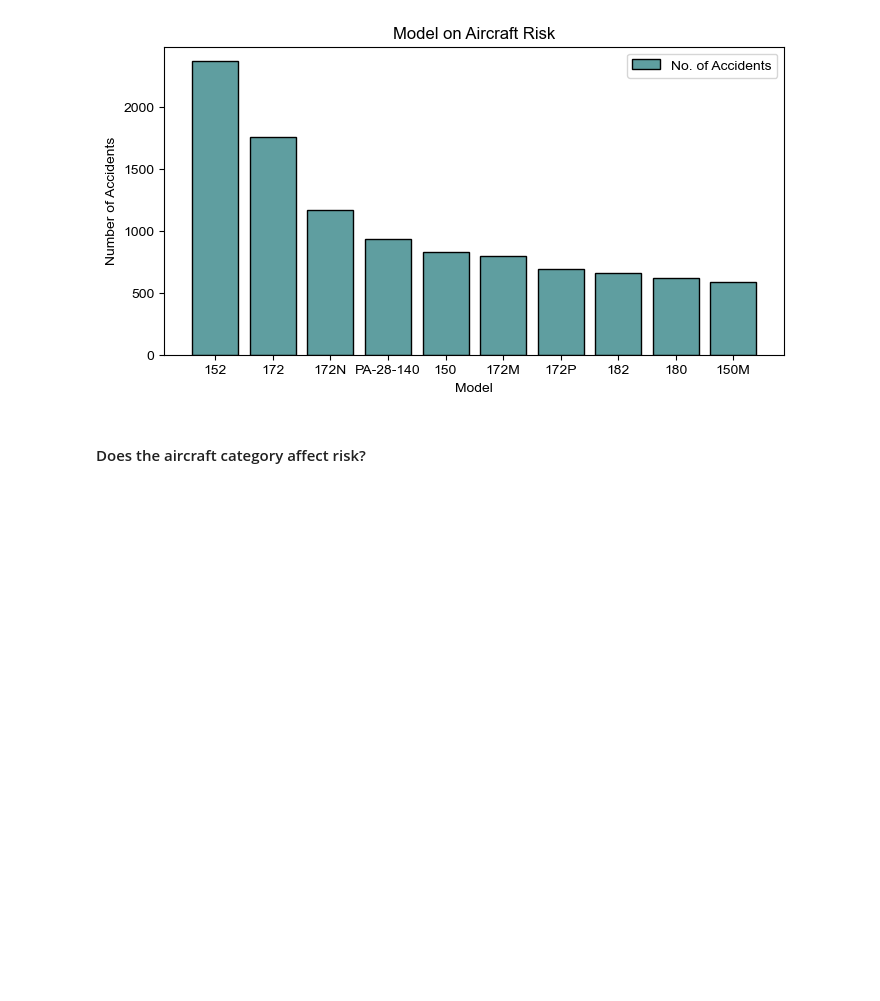
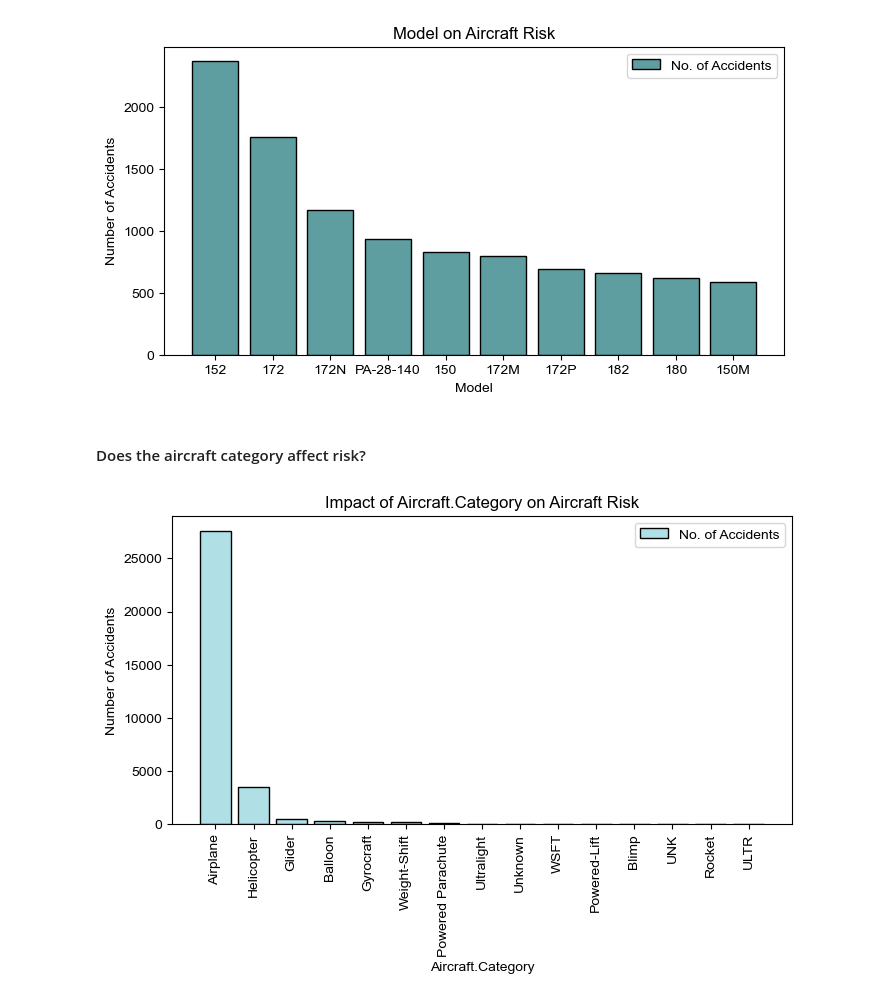
Before and after one commit to blaise-mwangi/dsc-project-aviation, a Jupyter notebook: dsc_project_aviation.ipynb, the cells around one changed output. Saved outputs shown, nothing was run; the diff lists cells and outputs as text; code cells hidden in the pictures; blank space fills up the shorter version.

Commit message:
Data-Visualization - Aircraft Category vs Risk

```diff
--- a/dsc_project_aviation.ipynb
+++ b/dsc_project_aviation.ipynb
@@ -367,3 +367,21 @@ plt.show()
 [figure]
 # %% [markdown]
 #### Does the aircraft category affect risk?
+# %%
+#Count occurrences of each accident
+accident_counts = filtered_df["Aircraft.Category"].value_counts()
+
+# Plotting the bar
+plt.figure(figsize=(8, 4))
+plt.bar( accident_counts.index, accident_counts.values, edgecolor='black',color='powderblue', label='No. of Accidents')
+
+# Labels and title
+plt.xlabel('Aircraft.Category')
+plt.ylabel('Number of Accidents')
+plt.title('Impact of Aircraft.Category on Aircraft Risk')
+plt.legend()
+
+plt.xticks(rotation=90)
+plt.show()
+# %% [output]
+[figure, added]
```
Also changed, not shown: parts of 1 cell of this notebook.
